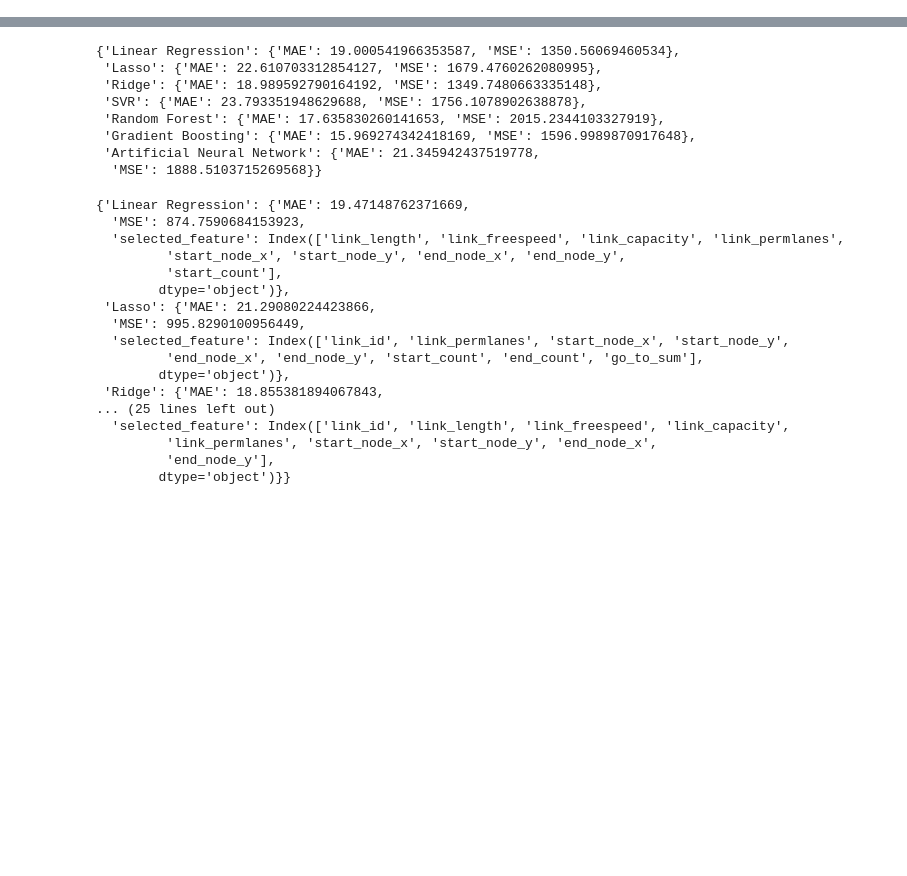
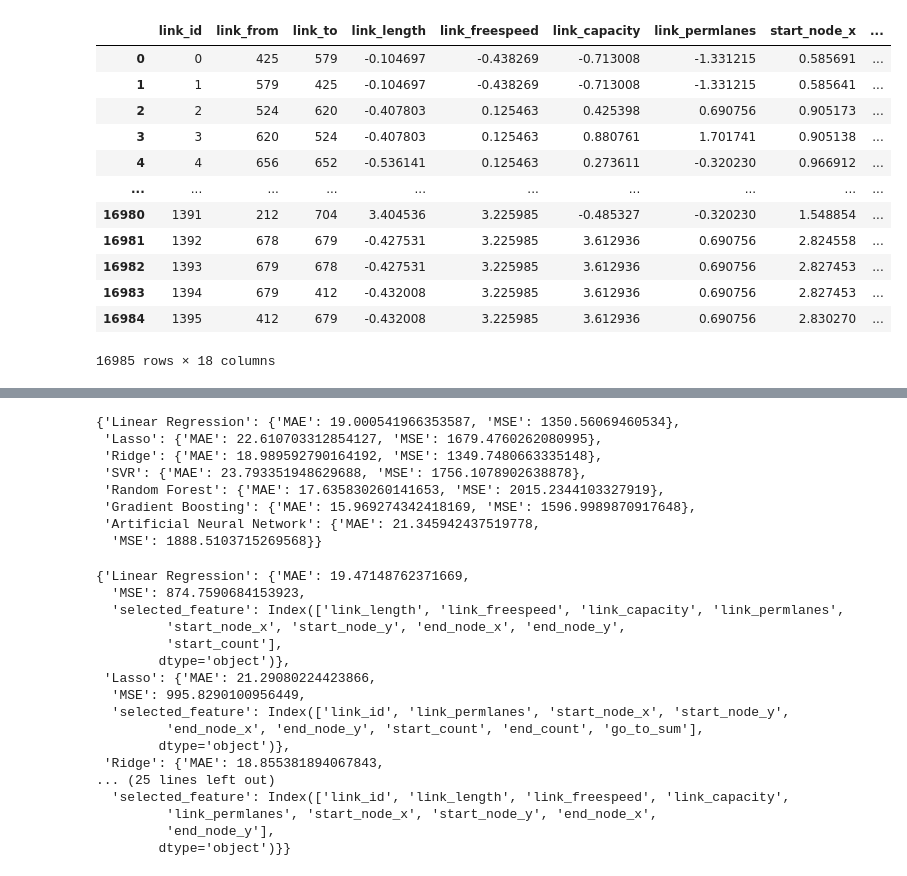
Before and after one commit to bohong0528/TUM_master_thesis, a Jupyter notebook: Version_20231222/Train.ipynb, the cells around one changed output, grey strips where cells are left out. Cells and saved outputs as stored; diff of their text form; code cells hidden in the pictures; blank space fills up the shorter version.

```diff
--- a/Version_20231222/Train.ipynb
+++ b/Version_20231222/Train.ipynb
@@ -136,6 +187,7 @@ len(y_t)
 # %%
 #
-numerical_features = ['link_length', 'link_freespeed', 'link_capacity', 'link_permlanes', 'start_node_x', 'start_node_y', 'end_node_x', 'end_node_y', 'start_count', 'end_count', 'go_to_sum']
+numerical_features = ['link_length', 'link_freespeed', 'link_capacity', 'link_permlanes', 'start_node_x', 'start_node_y', 'end_node_x', 'end_node_y', 'start_count', 'end_count', 'go_to_sum', 'rush_hour', 'max_dur', 'cemdapStopDuration_s']
+category_feature = 'type'
 X_t = train_data.drop(columns=['link_counts'])
 y_t = train_data['link_counts']
 X_v = validate_data.drop(columns=['link_counts'])
@@ -143,8 +195,29 @@ y_v = validate_data['link_counts']
 X_te = test_data.drop(columns=['link_counts'])
 y_te = test_data['link_counts']
 scaler = StandardScaler()
+le = LabelEncoder()
+ohe = OneHotEncoder()
 X_t[numerical_features] = scaler.fit_transform(X_t[numerical_features])
 X_v[numerical_features] = scaler.fit_transform(X_v[numerical_features])
 X_te[numerical_features] = scaler.fit_transform(X_te[numerical_features])
+X_t[category_feature] = le.fit_transform(X_t[category_feature])
+X_v[category_feature] = le.fit_transform(X_v[category_feature])
+X_te[category_feature] = le.fit_transform(X_te[category_feature])
 # X_t = scaler.fit_transform(X_t)
 # X_v = scaler.fit_transform(X_v)
+# %%
+X_t
+# %% [output]
+|  | link_id | link_from | link_to | link_length | link_freespeed | link_capacity | link_permlanes | start_node_x | ... |
+| 0 | 0 | 425 | 579 | -0.104697 | -0.438269 | -0.713008 | -1.331215 | 0.585691 | ... |
+| 1 | 1 | 579 | 425 | -0.104697 | -0.438269 | -0.713008 | -1.331215 | 0.585641 | ... |
+| 2 | 2 | 524 | 620 | -0.407803 | 0.125463 | 0.425398 | 0.690756 | 0.905173 | ... |
+| 3 | 3 | 620 | 524 | -0.407803 | 0.125463 | 0.880761 | 1.701741 | 0.905138 | ... |
+| 4 | 4 | 656 | 652 | -0.536141 | 0.125463 | 0.273611 | -0.320230 | 0.966912 | ... |
+| ... | ... | ... | ... | ... | ... | ... | ... | ... | ... |
+| 16980 | 1391 | 212 | 704 | 3.404536 | 3.225985 | -0.485327 | -0.320230 | 1.548854 | ... |
+| 16981 | 1392 | 678 | 679 | -0.427531 | 3.225985 | 3.612936 | 0.690756 | 2.824558 | ... |
+| 16982 | 1393 | 679 | 678 | -0.427531 | 3.225985 | 3.612936 | 0.690756 | 2.827453 | ... |
+| 16983 | 1394 | 679 | 412 | -0.432008 | 3.225985 | 3.612936 | 0.690756 | 2.827453 | ... |
+| 16984 | 1395 | 412 | 679 | -0.432008 | 3.225985 | 3.612936 | 0.690756 | 2.830270 | ... |
+16985 rows × 18 columns
```
Also changed, not shown: parts of 6 cells of this notebook, 3 other files.
